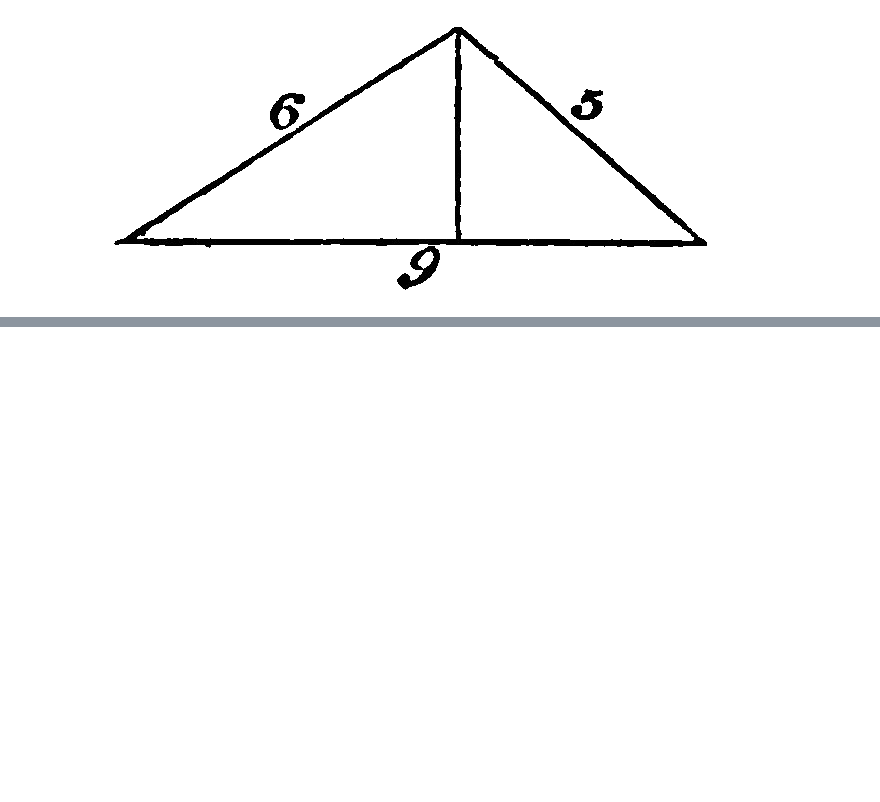
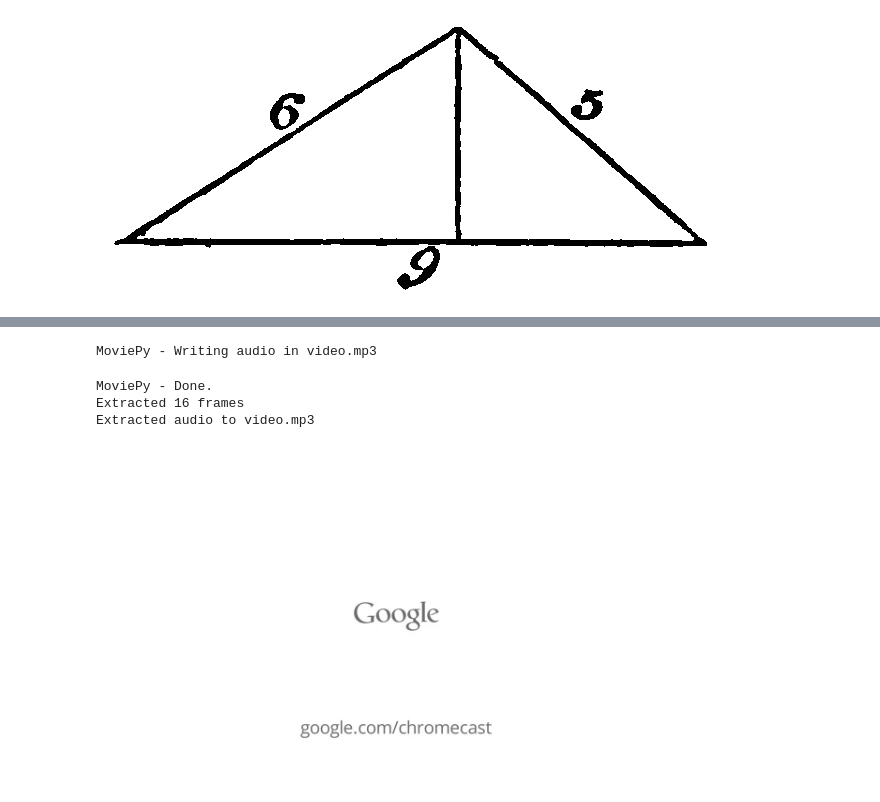
Before and after one commit to elichen/oai-playground, a Jupyter notebook: Introduction_to_gpt_4o.ipynb, the cells around one changed output, grey strips where cells are left out. Drawn from its saved outputs; the diff is of its cells as text; code cells hidden in the pictures; blank space fills up the shorter version.

```diff
--- a/Introduction_to_gpt_4o.ipynb
+++ b/Introduction_to_gpt_4o.ipynb
@@ -111,0 +148,52 @@ So, the area of the triangle is \(10\sqrt{2}\) square units.
+# %%
+def process_video(video_path, seconds_per_frame=2):
+    base64Frames = []
+    base_video_path, _ = os.path.splitext(video_path)
+
+    video = cv2.VideoCapture(video_path)
+    total_frames = int(video.get(cv2.CAP_PROP_FRAME_COUNT))
+    fps = video.get(cv2.CAP_PROP_FPS)
+    frames_to_skip = int(fps * seconds_per_frame)
+    curr_frame=0
+
+    # Loop through the video and extract frames at specified sampling rate
+    while curr_frame < total_frames - 1:
+        video.set(cv2.CAP_PROP_POS_FRAMES, curr_frame)
+        success, frame = video.read()
+        if not success:
+            break
+        _, buffer = cv2.imencode(".jpg", frame)
+        base64Frames.append(base64.b64encode(buffer).decode("utf-8"))
+        curr_frame += frames_to_skip
+    video.release()
+
+    # Extract audio from video
+    audio_path = f"{base_video_path}.mp3"
+    clip = VideoFileClip(video_path)
+    clip.audio.write_audiofile(audio_path, bitrate="32k")
+    clip.audio.close()
+    clip.close()
+
+    print(f"Extracted {len(base64Frames)} frames")
+    print(f"Extracted audio to {audio_path}")
+    return base64Frames, audio_path
+
+# Extract 1 frame per second. You can adjust the `seconds_per_frame` parameter to change the sampling rate
+base64Frames, audio_path = process_video(VIDEO_PATH, seconds_per_frame=1)
+# %% [output]
+MoviePy - Writing audio in video.mp3
+MoviePy - Done.
+Extracted 16 frames
+Extracted audio to video.mp3
+# %%
+from IPython.display import Audio
+
+## Display the frames and audio for context
+display_handle = display(None, display_id=True)
+for img in base64Frames:
+    display_handle.update(Image(data=base64.b64decode(img.encode("utf-8")), width=600))
+    time.sleep(0.025)
+
+Audio(audio_path)
+# %% [output]
+[figure, added]
```
Also changed, not shown: parts of 14 cells of this notebook.
